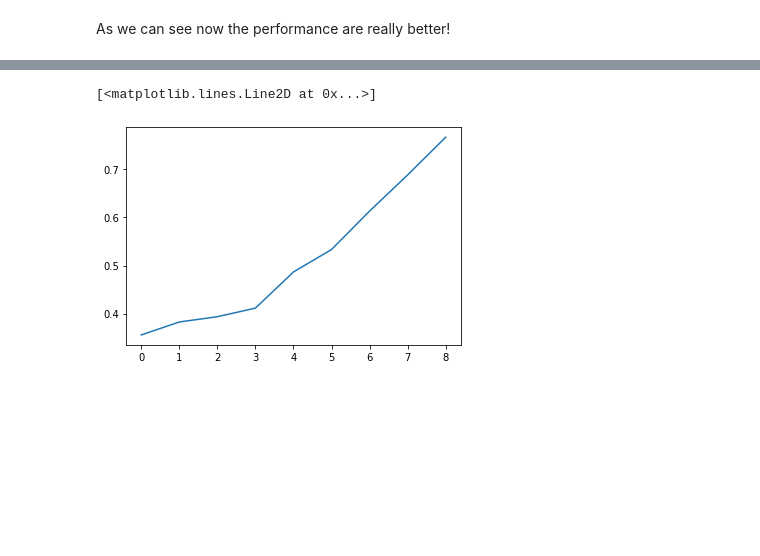
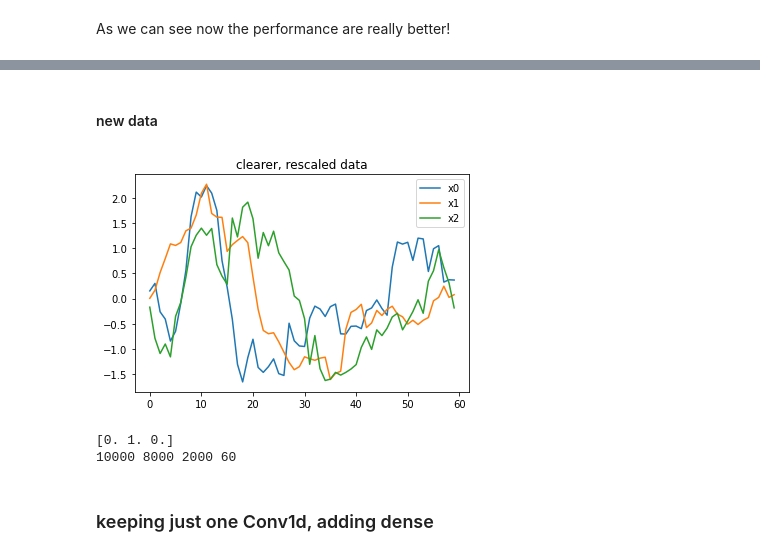
Before and after one commit to giuliacampesan/UniversityAssignments, a Jupyter notebook: 03_week/LoCPdown_Exercise3.ipynb, the cells around one changed output, grey strips where cells are left out. Saved outputs shown, nothing was run; the diff lists cells and outputs as text; code cells hidden in the pictures; blank space fills up the shorter version.

```diff
--- a/03_week/LoCPdown_Exercise3.ipynb
+++ b/03_week/LoCPdown_Exercise3.ipynb
@@ -296,5 +282,56 @@ plt.show()
-# %%
-plt.plot(keys_int, as_accuracy)
-# %% [output]
-[<matplotlib.lines.Line2D at 0x...>]
-[figure, removed]
+# %% [markdown]
+#### new data
+# %%
+
+str1 = 'ts_comp_N10000'
+fnamex1 = 'DATA/x_'+str1+'.csv'
+fnamey1 = 'DATA/y_'+str1+'.csv'
+
+x = np.loadtxt(fnamex1, delimiter = ',', dtype = float)
+categ = np.loadtxt(fnamey1, delimiter = ',', dtype = int)
+# %%
+N = len(x)
+
+xm = x.mean(axis = 1)
+stdx = x.std(axis = 1)
+for n in range(N):
+    x[n] -= xm[n]
+    x[n] /= stdx[n]
+
+plt.plot(x[0], label='x0')
+plt.plot(x[1], label='x1')
+plt.plot(x[2], label='x2')
+plt.title('clearer, rescaled data')
+plt.legend()
+plt.show()
+
+
+
+N_categ = np.max(categ)+1
+y = np.zeros((N,N_categ))
+for n in range(N):
+    y[n][categ[n]] = 1             #one-hot encoding
+print(y[0])
+
+
+perc_train = 0.8
+N_train = int(N*perc_train)
+N_val = N - N_train
+
+x_train, y_train = x[:N_train], y[:N_train]
+x_val, y_val = x[N_train:], y[N_train:]
+
+L = len(x[0])
+print(N,N_train, N_val,L)
+
+
+x_train = x_train.reshape(x_train.shape[0],L,1)    #reshaping
+x_val = x_val.reshape(x_val.shape[0],L,1)
+input_shape = (L,1)
+#print((x_train[0]))
+# %% [output]
+[figure, added]
+[0. 1. 0.]
+10000 8000 2000 60
+# %% [markdown]
+### keeping just one Conv1d, adding dense
```
Also changed, not shown: parts of 14 cells of this notebook, 1 other file.
